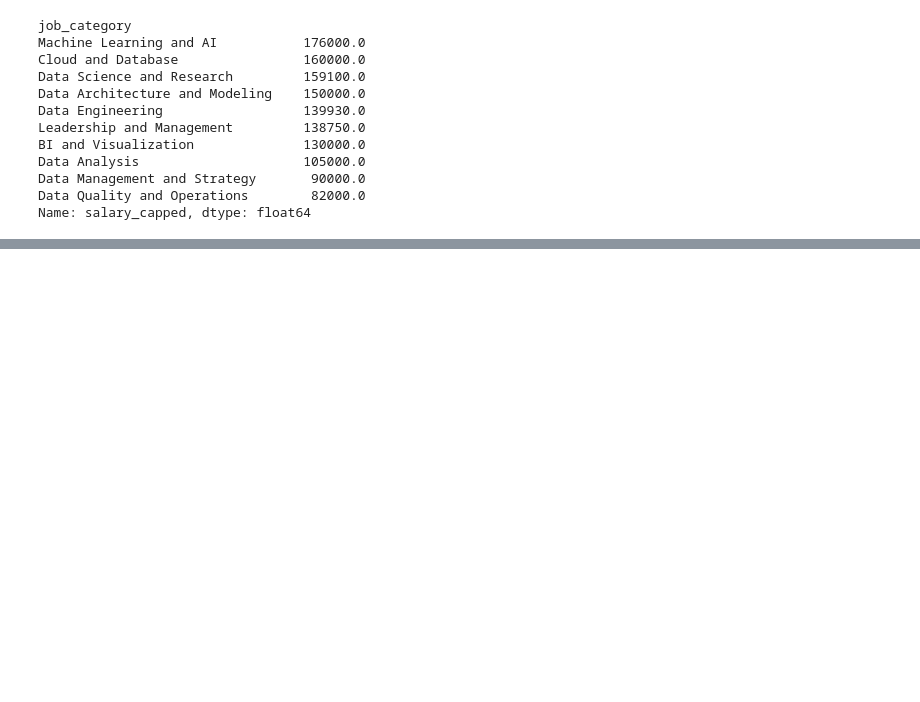
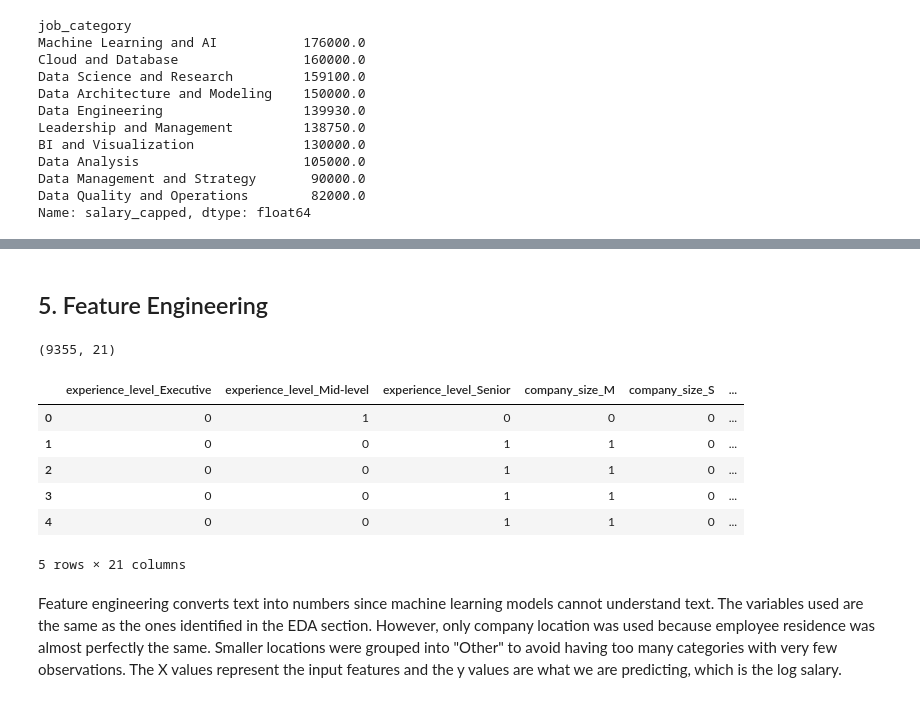
Before and after one commit to munzier-kashef/Tech-Compensation-Analysis, a Jupyter notebook: notebooks/tech_compensation_analysis.ipynb, the cells around one changed output, grey strips where cells are left out. Drawn from its saved outputs; the diff is of its cells as text; code cells hidden in the pictures; blank space fills up the shorter version.

Commit message:
Finished EDA and added feature engineering
Completed EDA and prepared dataset for modeling using feature engineering.

```diff
--- a/notebooks/tech_compensation_analysis.ipynb
+++ b/notebooks/tech_compensation_analysis.ipynb
@@ -280,0 +377,24 @@ Name: salary_capped, dtype: float64
+# %% [markdown]
+## 5. Feature Engineering
+# %%
+top_locations = df["company_location"].value_counts().head(5).index
+df["location_grouped"] = df["company_location"].where(df["company_location"].isin(top_locations), "Other")
+
+feature_cols = ["experience_level", "company_size", "work_setting", "job_category", "location_grouped"]
+
+X = pd.get_dummies(df[feature_cols], drop_first=True, dtype=int)
+y = df["log_salary"]
+
+print(X.shape)
+X.head()
+# %% [output]
+(9355, 21)
+|  | experience_level_Executive | experience_level_Mid-level | experience_level_Senior | company_size_M | company_size_S | ... |
+| 0 | 0 | 1 | 0 | 0 | 0 | ... |
+| 1 | 0 | 0 | 1 | 1 | 0 | ... |
+| 2 | 0 | 0 | 1 | 1 | 0 | ... |
+| 3 | 0 | 0 | 1 | 1 | 0 | ... |
+| 4 | 0 | 0 | 1 | 1 | 0 | ... |
+5 rows × 21 columns
+# %% [markdown]
+Feature engineering converts text into numbers since machine learning models cannot understand text. The variables used are the same as the ones identified in the EDA section. However, only company location was used because employee residence was almost perfectly the same. Smaller locations were grouped into "Other" to avoid having too many categories with very few observations. The X values represent the input features and the y values are what we are predicting, which is the log salary.
```
Also changed, not shown: parts of 10 cells of this notebook, 1 other file.
